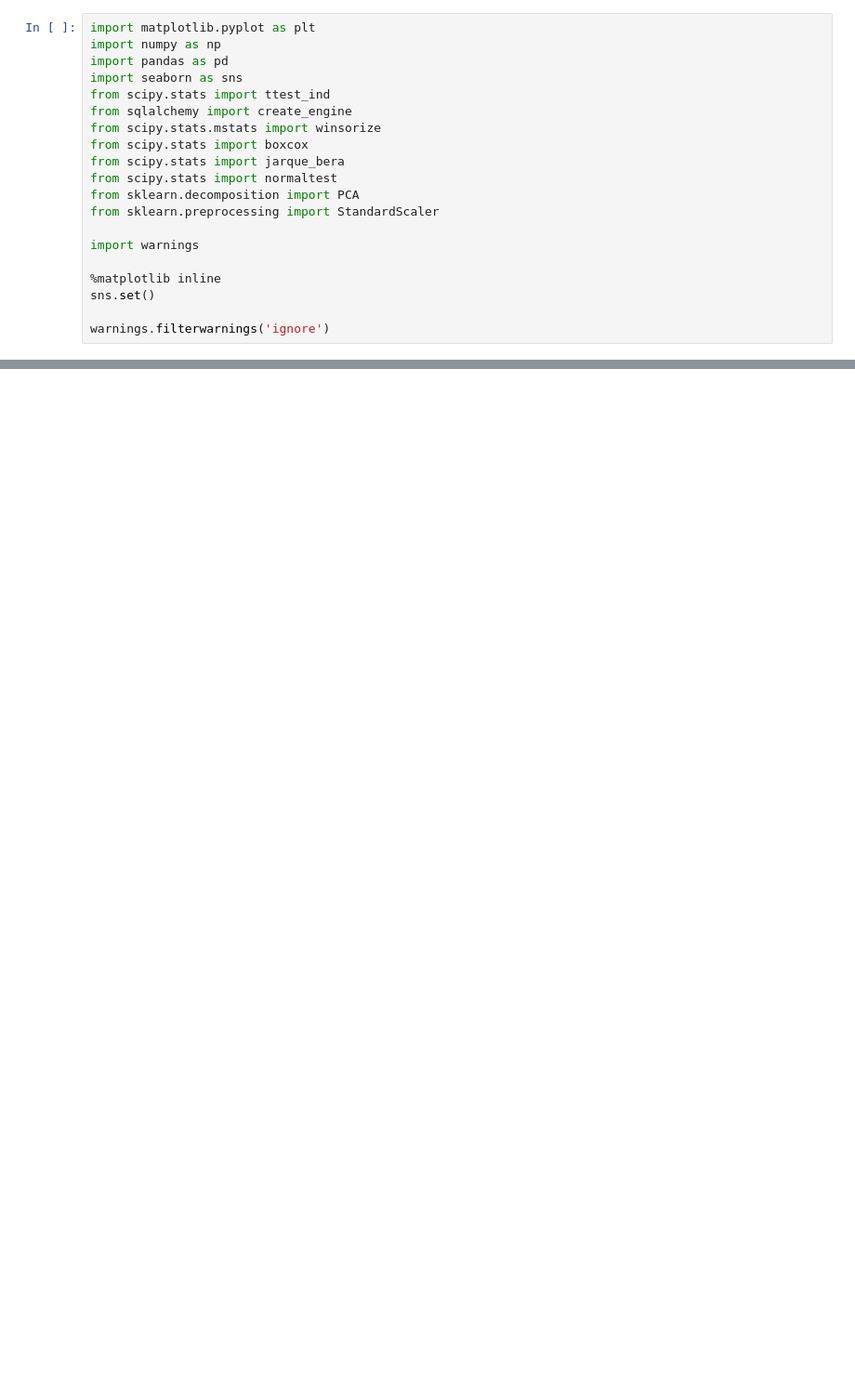
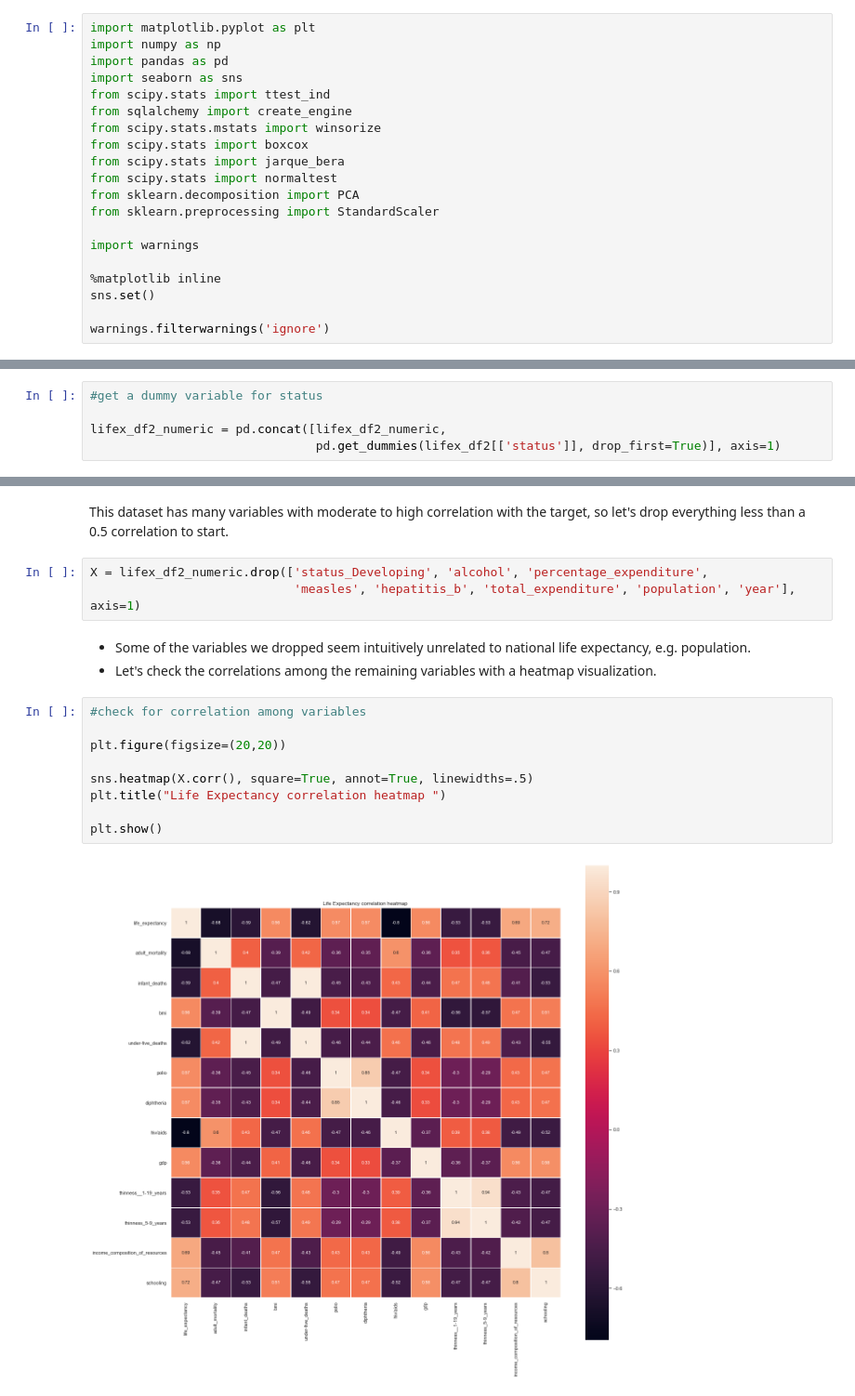
Before and after one commit to jlolavesen/thinkful, a Jupyter notebook: Mod17Challenge.ipynb, the cells around one changed output, grey strips where cells are left out. Shown at 93% size. Drawn from its saved outputs; the diff is of its cells as text; blank space fills up the shorter version.

```diff
--- a/Mod17Challenge.ipynb
+++ b/Mod17Challenge.ipynb
@@ -301,0 +418,5 @@ The strong correlations of the INCOME_COMPOSITION_OF_RESOURCES and SCHOOLING var
+# %%
+#get a dummy variable for status
+
+lifex_df2_numeric = pd.concat([lifex_df2_numeric,
+                               pd.get_dummies(lifex_df2[['status']], drop_first=True)], axis=1)
@@ -301,0 +499,19 @@ The strong correlations of the INCOME_COMPOSITION_OF_RESOURCES and SCHOOLING var
+# %% [markdown]
+This dataset has many variables with moderate to high correlation with the target, so let's drop everything less than a 0.5 correlation to start.
+# %%
+X = lifex_df2_numeric.drop(['status_Developing', 'alcohol', 'percentage_expenditure',
+                            'measles', 'hepatitis_b', 'total_expenditure', 'population', 'year'], axis=1)
+# %% [markdown]
+- Some of the variables we dropped seem intuitively unrelated to national life expectancy, e.g. population.
+- Let's check the correlations among the remaining variables with a heatmap visualization.
+# %%
+#check for correlation among variables
+
+plt.figure(figsize=(20,20))
+
+sns.heatmap(X.corr(), square=True, annot=True, linewidths=.5)
+plt.title("Life Expectancy correlation heatmap ")
+
+plt.show()
+# %% [output]
+[figure, added]
```
Also changed, not shown: parts of 80 cells of this notebook.
